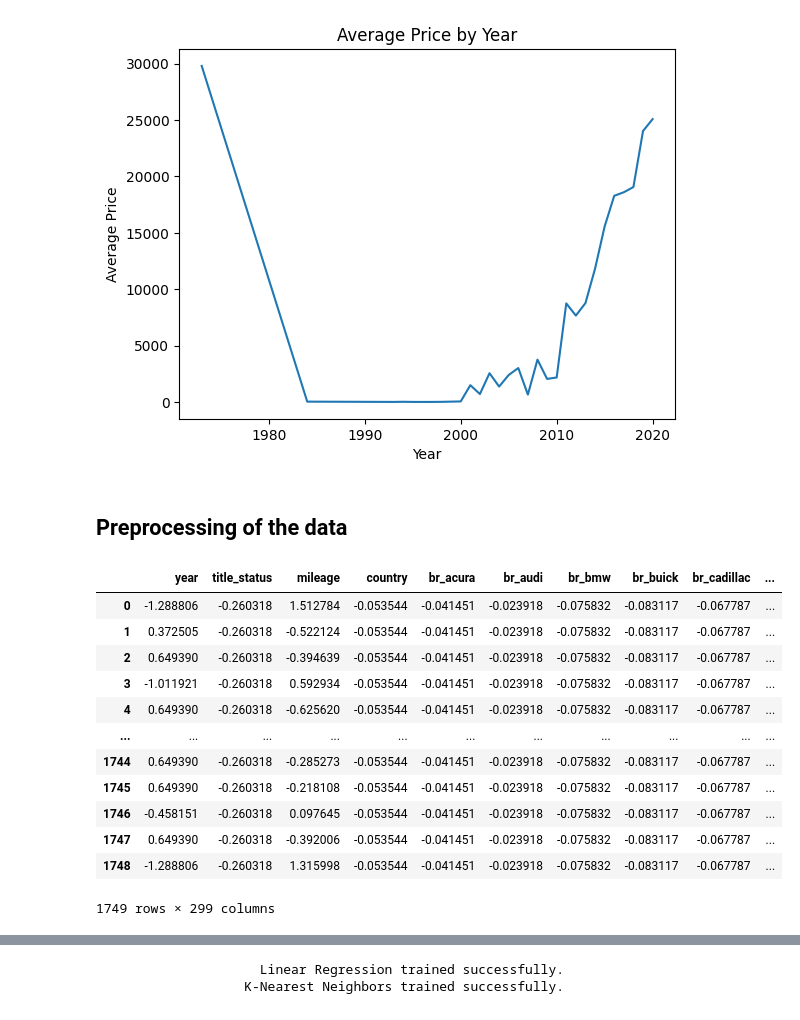
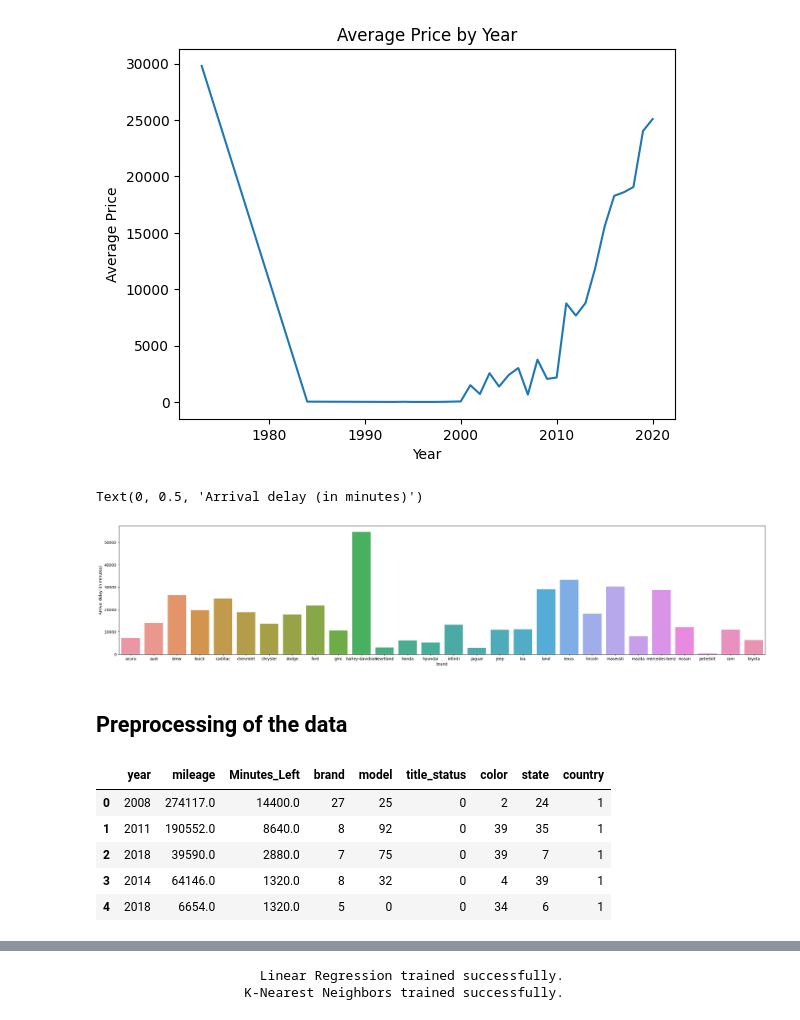
Before and after one commit to arijitparia2002/price-prediction, a Jupyter notebook: main.ipynb, the cells around one changed output, grey strips where cells are left out. Saved outputs shown, nothing was run; the diff lists cells and outputs as text; code cells hidden in the pictures.

```diff
--- a/main.ipynb
+++ b/main.ipynb
@@ -90,5 +91,16 @@ plt.ylabel('Average Price')
 plt.show()
 # %% [output]
 [figure]
+# %%
+uscar_data3=data.groupby('brand').mean()
+uscar_data3
+
+plt.figure(figsize=(30,6))
+sns.barplot(x=uscar_data3.index, y=uscar_data3['price'])
+
+plt.ylabel("Arrival delay (in minutes)")
+# %% [output]
+Text(0, 0.5, 'Arrival delay (in minutes)')
+[figure, added]
 # %% [markdown]
 ## Preprocessing of the data
@@ -157,16 +154,0 @@ X_train, X_test, y_train, y_test = preprocess_inputs(data)
-# %%
-X_train
-# %% [output]
-|  | year | title_status | mileage | country | br_acura | br_audi | br_bmw | br_buick | br_cadillac | ... |
-| 0 | -1.288806 | -0.260318 | 1.512784 | -0.053544 | -0.041451 | -0.023918 | -0.075832 | -0.083117 | -0.067787 | ... |
-| 1 | 0.372505 | -0.260318 | -0.522124 | -0.053544 | -0.041451 | -0.023918 | -0.075832 | -0.083117 | -0.067787 | ... |
-| 2 | 0.649390 | -0.260318 | -0.394639 | -0.053544 | -0.041451 | -0.023918 | -0.075832 | -0.083117 | -0.067787 | ... |
-| 3 | -1.011921 | -0.260318 | 0.592934 | -0.053544 | -0.041451 | -0.023918 | -0.075832 | -0.083117 | -0.067787 | ... |
-| 4 | 0.649390 | -0.260318 | -0.625620 | -0.053544 | -0.041451 | -0.023918 | -0.075832 | -0.083117 | -0.067787 | ... |
-| ... | ... | ... | ... | ... | ... | ... | ... | ... | ... | ... |
-| 1744 | 0.649390 | -0.260318 | -0.285273 | -0.053544 | -0.041451 | -0.023918 | -0.075832 | -0.083117 | -0.067787 | ... |
-| 1745 | 0.649390 | -0.260318 | -0.218108 | -0.053544 | -0.041451 | -0.023918 | -0.075832 | -0.083117 | -0.067787 | ... |
-| 1746 | -0.458151 | -0.260318 | 0.097645 | -0.053544 | -0.041451 | -0.023918 | -0.075832 | -0.083117 | -0.067787 | ... |
-| 1747 | 0.649390 | -0.260318 | -0.392006 | -0.053544 | -0.041451 | -0.023918 | -0.075832 | -0.083117 | -0.067787 | ... |
-| 1748 | -1.288806 | -0.260318 | 1.315998 | -0.053544 | -0.041451 | -0.023918 | -0.075832 | -0.083117 | -0.067787 | ... |
-1749 rows × 299 columns
@@ -172,0 +199,9 @@ X_train
+# %%
+X.head()
+# %% [output]
+|  | year | mileage | Minutes_Left | brand | model | title_status | color | state | country |
+| 0 | 2008 | 274117.0 | 14400.0 | 27 | 25 | 0 | 2 | 24 | 1 |
+| 1 | 2011 | 190552.0 | 8640.0 | 8 | 92 | 0 | 39 | 35 | 1 |
+| 2 | 2018 | 39590.0 | 2880.0 | 7 | 75 | 0 | 39 | 7 | 1 |
+| 3 | 2014 | 64146.0 | 1320.0 | 8 | 32 | 0 | 4 | 39 | 1 |
+| 4 | 2018 | 6654.0 | 1320.0 | 5 | 0 | 0 | 34 | 6 | 1 |
```
Also changed, not shown: parts of 13 cells of this notebook, 4 other files.
